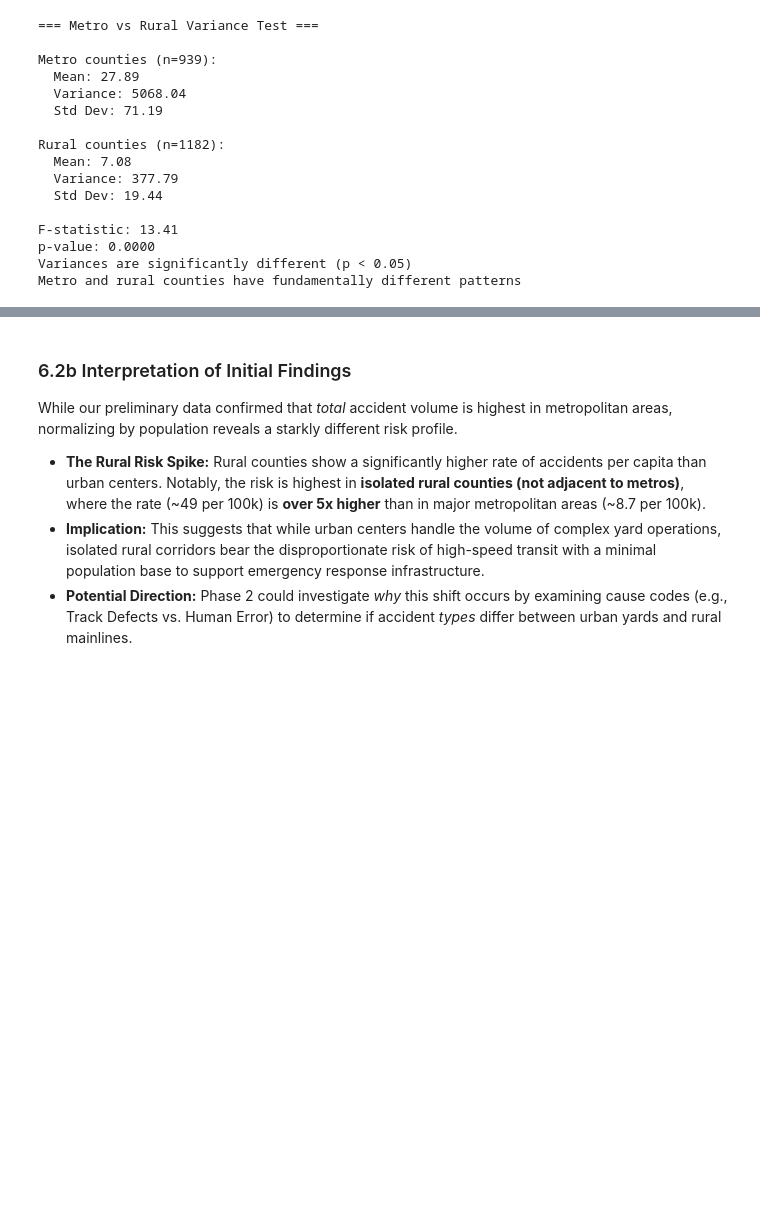
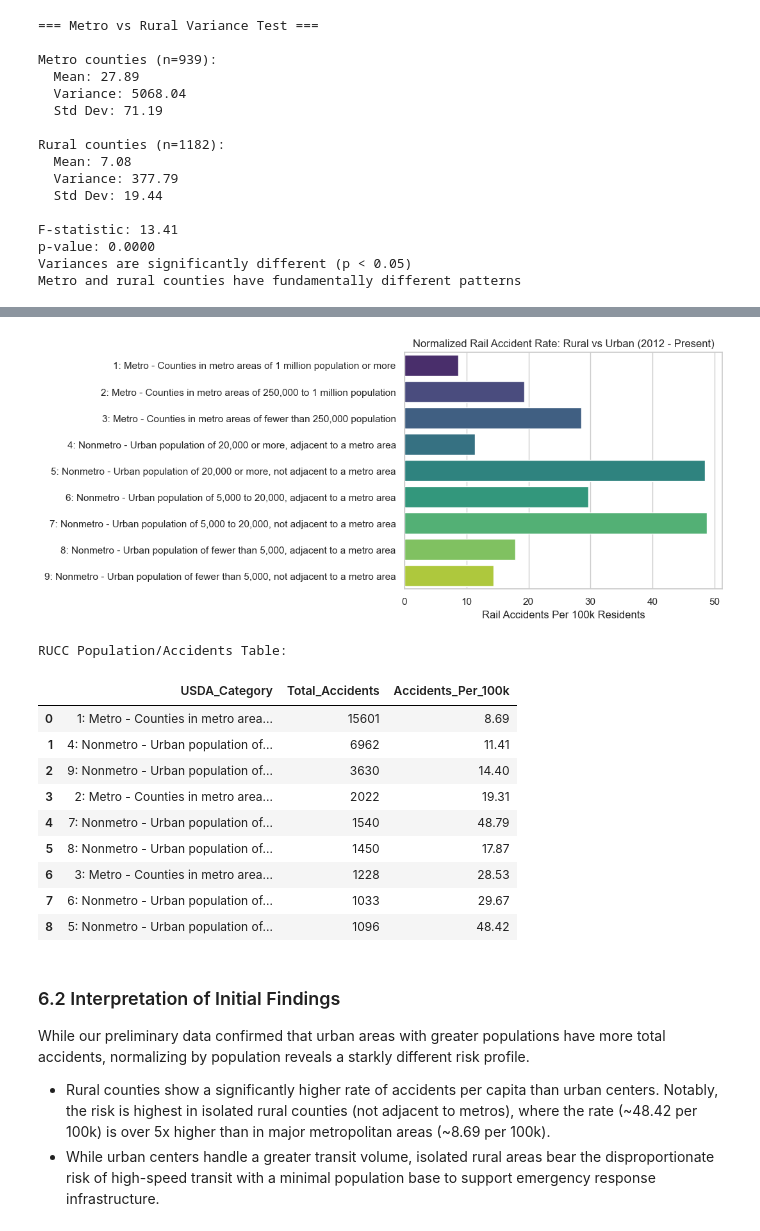
Before and after one commit to TimothyHHMai/rail-risk-census-analysis-521, a Jupyter notebook: notebooks/phase-1-proposal.ipynb, the cells around one changed output, grey strips where cells are left out. Cells and saved outputs as stored; diff of their text form; code cells hidden in the pictures; blank space fills up the shorter version.

```diff
--- a/notebooks/phase-1-proposal.ipynb
+++ b/notebooks/phase-1-proposal.ipynb
@@ -499,11 +409,63 @@ Risk Analysis Table (Verified with RUCC Codes):
+# %%
+#Creates a new column, label, that concatenates the RUC Code and Description columns
+df_merged['Label'] = (df_merged['RUCC_2023'] + ': ' + df_merged['Description']).astype('category')
+df_merged['Location_Class'] = np.where(df_merged['Description'].str.contains('Nonmetro'), 'Rural', 'Urban')
+#Calculates accidents per RUC Code value as the counts of each label
+accidents_per_ruc = df_merged.groupby('Label', observed = False).size()
+
+#Calculates total population for each RUC Label
+#Drop_duplicates is used to select only one population value for each FIPS region
+#These rows are then grouped by their Label (RUC Code), and the populations for each label are added together
+population_per_ruc = df_merged.drop_duplicates(subset = ['FIPS']).groupby('Label', observed = False)['Population_2020'].sum()
+#Calculates accidents per 100k residents as (accidents_per_ruc / population_per_ruc) * 100,000
+accidents_per_100k = (accidents_per_ruc / population_per_ruc) * 100000
+
+#Creates a new dataframe out of the columns initialized above
+df_ruc = pd.DataFrame({
+    'USDA_Category': df_merged['Label'].unique(),
+    'Total_Accidents': accidents_per_ruc.values,
+    'Accidents_Per_100k': accidents_per_100k.values
+})
+
+#Plots a Seaborn barplot of accidents_per_100k by Label/USDA Category
+fig = sns.barplot(
+    df_ruc,
+    x = 'Accidents_Per_100k',
+    y = 'USDA_Category',
+    palette="viridis",
+    hue="USDA_Category",
+    legend=False
+)
+
+#Adds relevant title and axis labels to barplot
+plt.title('Normalized Rail Accident Rate: Rural vs Urban (2012 - Present)')
+plt.xlabel('Rail Accidents Per 100k Residents')
+plt.ylabel(None)
+plt.show()
+
+#Displays dataframe initialized above
+print('RUCC Population/Accidents Table:')
+display(df_ruc.round(2))
+# %% [output]
+[figure, added]
+RUCC Population/Accidents Table:
+|  | USDA_Category | Total_Accidents | Accidents_Per_100k |
+| 0 | 1: Metro - Counties in metro area... | 15601 | 8.69 |
+| 1 | 4: Nonmetro - Urban population of... | 6962 | 11.41 |
+| 2 | 9: Nonmetro - Urban population of... | 3630 | 14.40 |
+| 3 | 2: Metro - Counties in metro area... | 2022 | 19.31 |
+| 4 | 7: Nonmetro - Urban population of... | 1540 | 48.79 |
+| 5 | 8: Nonmetro - Urban population of... | 1450 | 17.87 |
+| 6 | 3: Metro - Counties in metro area... | 1228 | 28.53 |
+| 7 | 6: Nonmetro - Urban population of... | 1033 | 29.67 |
+| 8 | 5: Nonmetro - Urban population of... | 1096 | 48.42 |
 # %% [markdown]
-### 6.2b Interpretation of Initial Findings
+### 6.2 Interpretation of Initial Findings
 
-While our preliminary data confirmed that *total* accident volume is highest in metropolitan areas, normalizing by population reveals a starkly different risk profile.
+While our preliminary data confirmed that urban areas with greater populations have more total accidents, normalizing by population reveals a starkly different risk profile.
 
-* **The Rural Risk Spike:** Rural counties show a significantly higher rate of accidents per capita than urban centers. Notably, the risk is highest in **isolated rural counties (not adjacent to metros)**, where the rate (\~49 per 100k) is **over 5x higher** than in major metropolitan areas (\~8.7 per 100k).
-* **Implication:** This suggests that while urban centers handle the volume of complex yard operations, isolated rural corridors bear the disproportionate risk of high-speed transit with a minimal population base to support emergency response infrastructure.
-* **Potential Direction:** Phase 2 could investigate *why* this shift occurs by examining cause codes (e.g., Track Defects vs. Human Error) to determine if accident *types* differ between urban yards and rural mainlines.
+* Rural counties show a significantly higher rate of accidents per capita than urban centers. Notably, the risk is highest in isolated rural counties (not adjacent to metros), where the rate (\~48.42 per 100k) is over 5x higher than in major metropolitan areas (\~8.69 per 100k).
+* While urban centers handle a greater transit volume, isolated rural areas bear the disproportionate risk of high-speed transit with a minimal population base to support emergency response infrastructure.
 # %% [markdown]
 ## 7. Outlier Identification & Resource Prioritization
 
```
Also changed, not shown: parts of 22 cells of this notebook.
